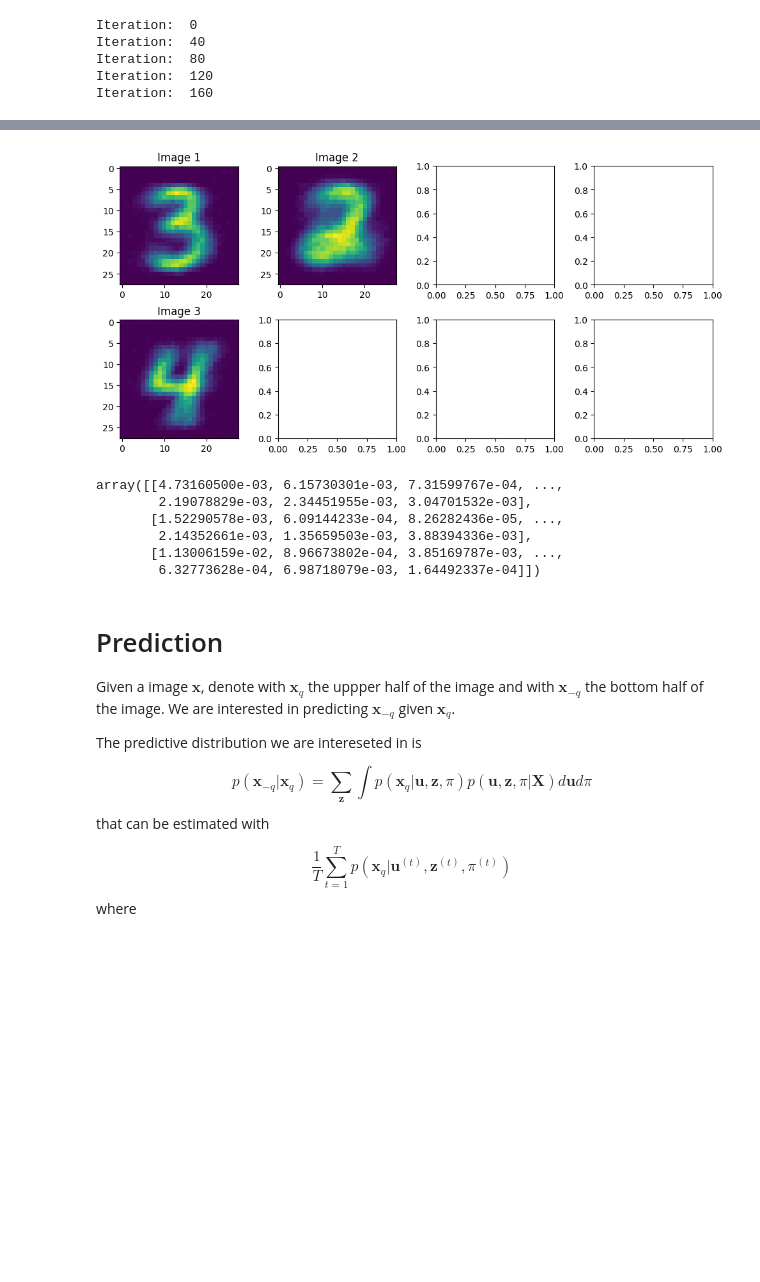
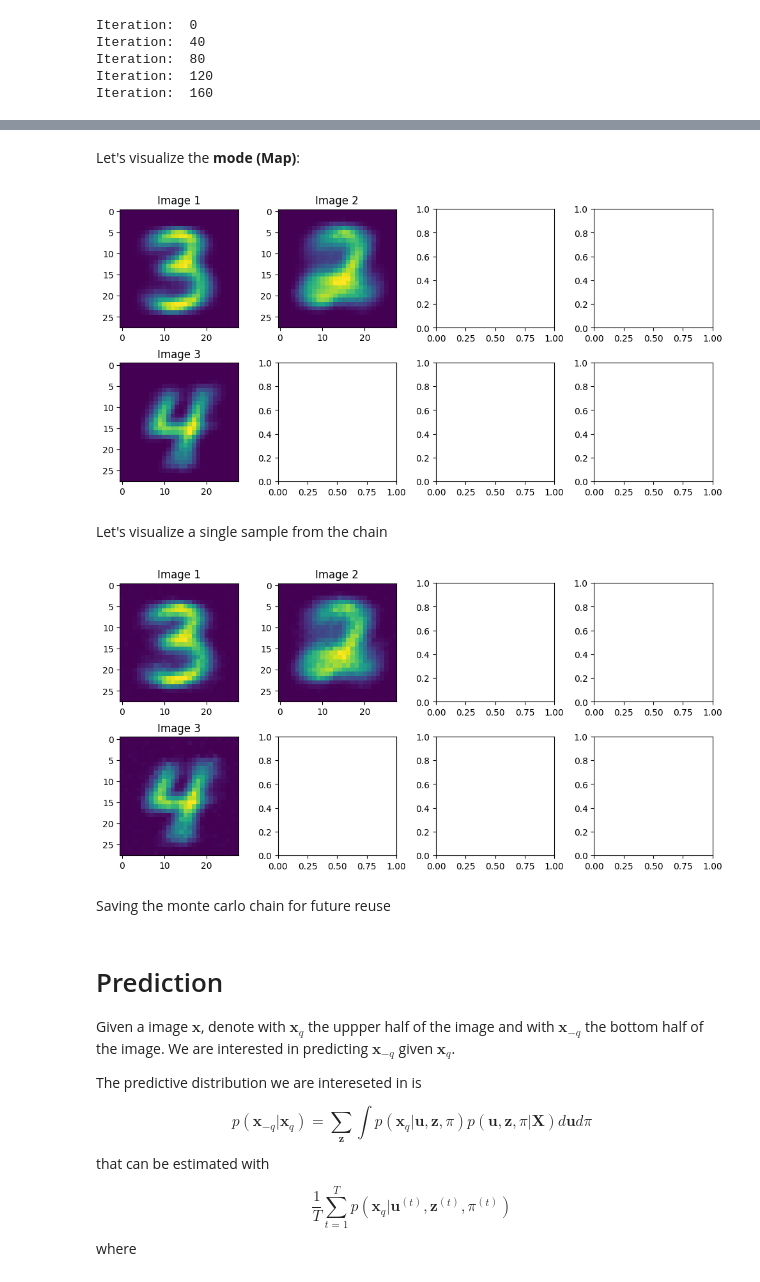
Before and after one commit to GabeXxX/BS-Coursework, a Jupyter notebook: Bayesian Mixture of Bernoulli.ipynb, the cells around one changed output, grey strips where cells are left out. Cells and saved outputs as stored; diff of their text form; code cells hidden in the pictures; blank space fills up the shorter version.

```diff
--- a/Bayesian Mixture of Bernoulli.ipynb
+++ b/Bayesian Mixture of Bernoulli.ipynb
@@ -523,4 +556,12 @@ Iteration:  160
+# %% [markdown]
+Let's visualize the __mode (Map)__:
+# %%
+visualize_binary_vectors(mode_MU, width, height, num_vectors=3)
+# %% [output]
+[figure, added]
+# %% [markdown]
+Let's visualize a single sample from the chain
 # %%
-visualize_binary_vectors(MU_t, width, height, num_vectors=3)
+visualize_binary_vectors(MU_t[100, : , :], width, height, num_vectors=3)
 # %% [output]
-[figure, old version]
+[figure, new version]
@@ -530,9 +568,2 @@ tmp[0,:,:] = MU_t
-# %%
-tmp[0]
-# %% [output]
-array([[4.73160500e-03, 6.15730301e-03, 7.31599767e-04, ...,
-        2.19078829e-03, 2.34451955e-03, 3.04701532e-03],
-       [1.52290578e-03, 6.09144233e-04, 8.26282436e-05, ...,
-        2.14352661e-03, 1.35659503e-03, 3.88394336e-03],
-       [1.13006159e-02, 8.96673802e-04, 3.85169787e-03, ...,
-        6.32773628e-04, 6.98718079e-03, 1.64492337e-04]])
+# %% [markdown]
+Saving the monte carlo chain for future reuse
```
Also changed, not shown: parts of 21 cells of this notebook.
